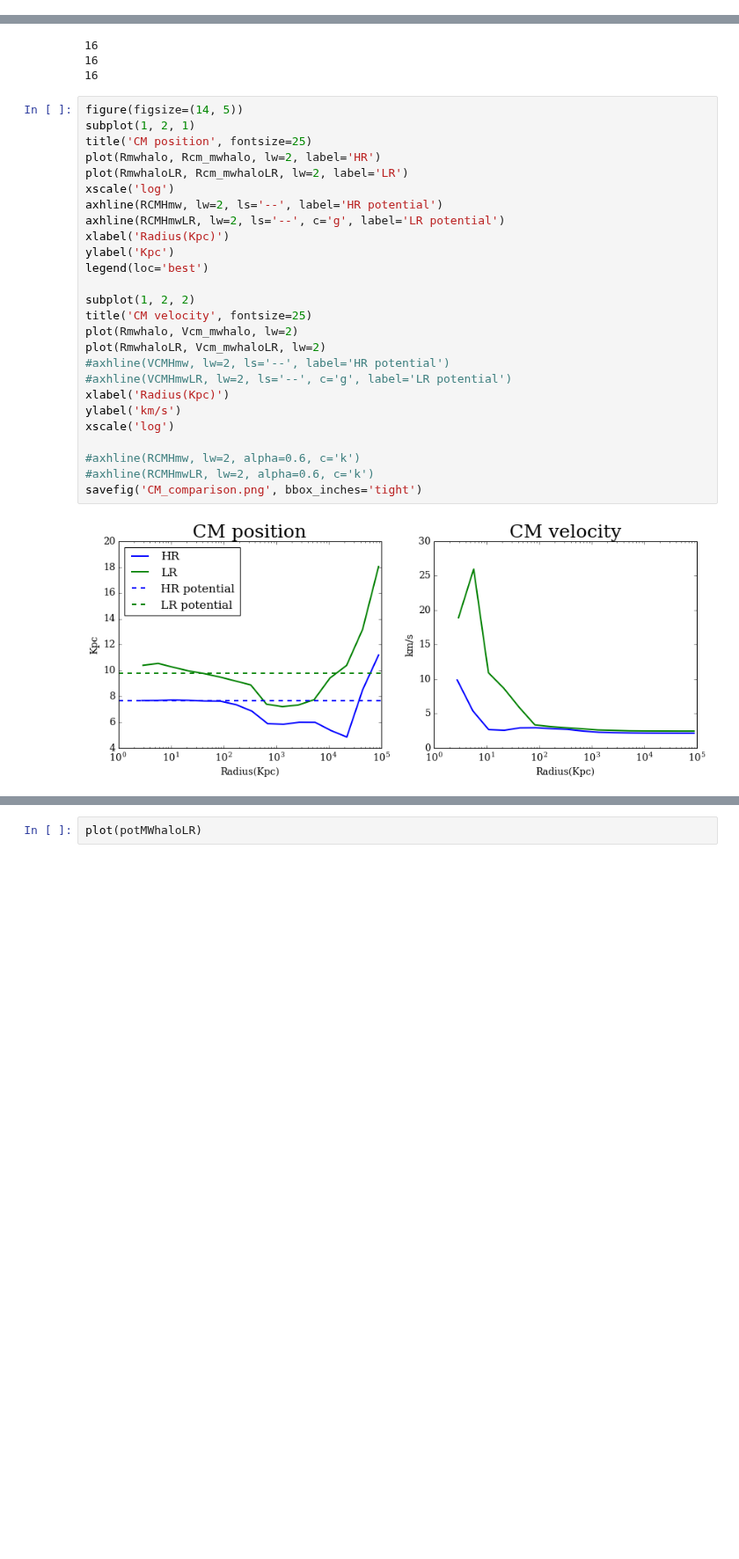
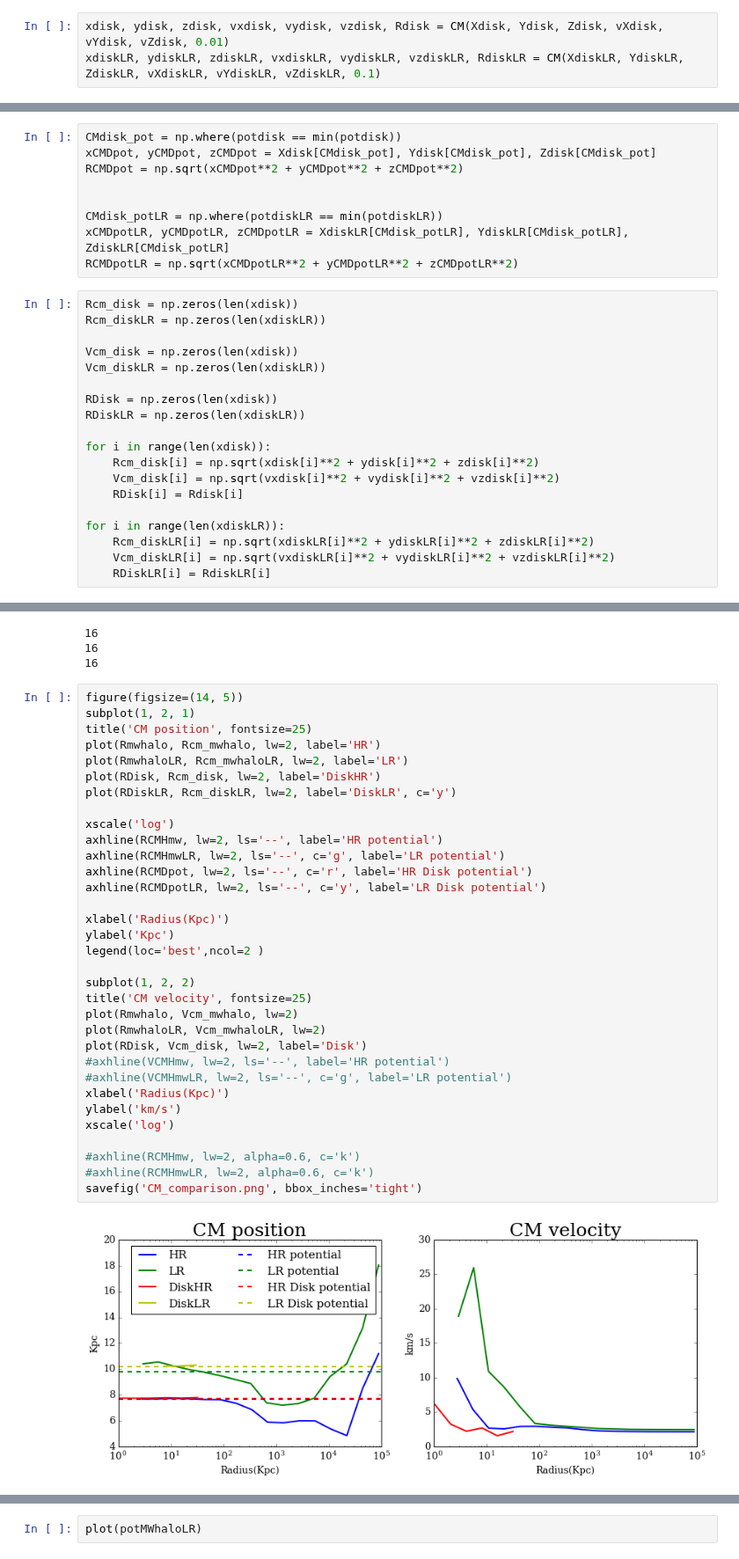
Before and after one commit to jngaravitoc/LMC-MW, a Jupyter notebook: code/CM/CM_method_description.ipynb, the cells around one changed output, grey strips where cells are left out. Shown at 88% size. Saved outputs shown, nothing was run; the diff lists cells and outputs as text; blank space fills up the shorter version.

```diff
--- a/code/CM/CM_method_description.ipynb
+++ b/code/CM/CM_method_description.ipynb
@@ -435,3 +435,6 @@ print zbulgeLR[-1] - ZCMbulgeLR
 [[-0.03263283]]
 # %% [markdown]
 ## Disk CM
+# %%
+xdisk, ydisk, zdisk, vxdisk, vydisk, vzdisk, Rdisk = CM(Xdisk, Ydisk, Zdisk, vXdisk, vYdisk, vZdisk, 0.01)
+xdiskLR, ydiskLR, zdiskLR, vxdiskLR, vydiskLR, vzdiskLR, RdiskLR = CM(XdiskLR, YdiskLR, ZdiskLR, vXdiskLR, vYdiskLR, vZdiskLR, 0.1)
@@ -438,3 +444,31 @@ print zbulgeLR[-1] - ZCMbulgeLR
+# %%
+CMdisk_pot = np.where(potdisk == min(potdisk))
+xCMDpot, yCMDpot, zCMDpot = Xdisk[CMdisk_pot], Ydisk[CMdisk_pot], Zdisk[CMdisk_pot]
+RCMDpot = np.sqrt(xCMDpot**2 + yCMDpot**2 + zCMDpot**2)
+
+
+CMdisk_potLR = np.where(potdiskLR == min(potdiskLR))
+xCMDpotLR, yCMDpotLR, zCMDpotLR = XdiskLR[CMdisk_potLR], YdiskLR[CMdisk_potLR], ZdiskLR[CMdisk_potLR]
+RCMDpotLR = np.sqrt(xCMDpotLR**2 + yCMDpotLR**2 + zCMDpotLR**2)
+# %%
+Rcm_disk = np.zeros(len(xdisk))
+Rcm_diskLR = np.zeros(len(xdiskLR))
+
+Vcm_disk = np.zeros(len(xdisk))
+Vcm_diskLR = np.zeros(len(xdiskLR))
+
+RDisk = np.zeros(len(xdisk))
+RDiskLR = np.zeros(len(xdiskLR))
+
+for i in range(len(xdisk)):
+    Rcm_disk[i] = np.sqrt(xdisk[i]**2 + ydisk[i]**2 + zdisk[i]**2)
+    Vcm_disk[i] = np.sqrt(vxdisk[i]**2 + vydisk[i]**2 + vzdisk[i]**2)
+    RDisk[i] = Rdisk[i]
+
+for i in range(len(xdiskLR)):
+    Rcm_diskLR[i] = np.sqrt(xdiskLR[i]**2 + ydiskLR[i]**2 + zdiskLR[i]**2)
+    Vcm_diskLR[i] = np.sqrt(vxdiskLR[i]**2 + vydiskLR[i]**2 + vzdiskLR[i]**2)
+    RDiskLR[i] = RdiskLR[i]
 # %% [markdown]
 ## Halo CM
 # %%
@@ -531,30 +565,37 @@ print len(xmwhalo)
 # %%
 figure(figsize=(14, 5))
 subplot(1, 2, 1)
 title('CM position', fontsize=25)
 plot(Rmwhalo, Rcm_mwhalo, lw=2, label='HR')
 plot(RmwhaloLR, Rcm_mwhaloLR, lw=2, label='LR')
+plot(RDisk, Rcm_disk, lw=2, label='DiskHR')
+plot(RDiskLR, Rcm_diskLR, lw=2, label='DiskLR', c='y')
+
 xscale('log')
 axhline(RCMHmw, lw=2, ls='--', label='HR potential')
 axhline(RCMHmwLR, lw=2, ls='--', c='g', label='LR potential')
+axhline(RCMDpot, lw=2, ls='--', c='r', label='HR Disk potential')
+axhline(RCMDpotLR, lw=2, ls='--', c='y', label='LR Disk potential')
+
 xlabel('Radius(Kpc)')
 ylabel('Kpc')
-legend(loc='best')
+legend(loc='best',ncol=2 )
 
 subplot(1, 2, 2)
 title('CM velocity', fontsize=25)
 plot(Rmwhalo, Vcm_mwhalo, lw=2)
 plot(RmwhaloLR, Vcm_mwhaloLR, lw=2)
+plot(RDisk, Vcm_disk, lw=2, label='Disk')
 #axhline(VCMHmw, lw=2, ls='--', label='HR potential')
 #axhline(VCMHmwLR, lw=2, ls='--', c='g', label='LR potential')
 xlabel('Radius(Kpc)')
 ylabel('km/s')
 xscale('log')
 
 #axhline(RCMHmw, lw=2, alpha=0.6, c='k')
 #axhline(RCMHmwLR, lw=2, alpha=0.6, c='k')
 savefig('CM_comparison.png', bbox_inches='tight')
 # %% [output]
-[figure, old version]
+[figure, new version]
 # %%
 plot(potMWhalo)
```
Also changed, not shown: parts of 6 cells of this notebook.
